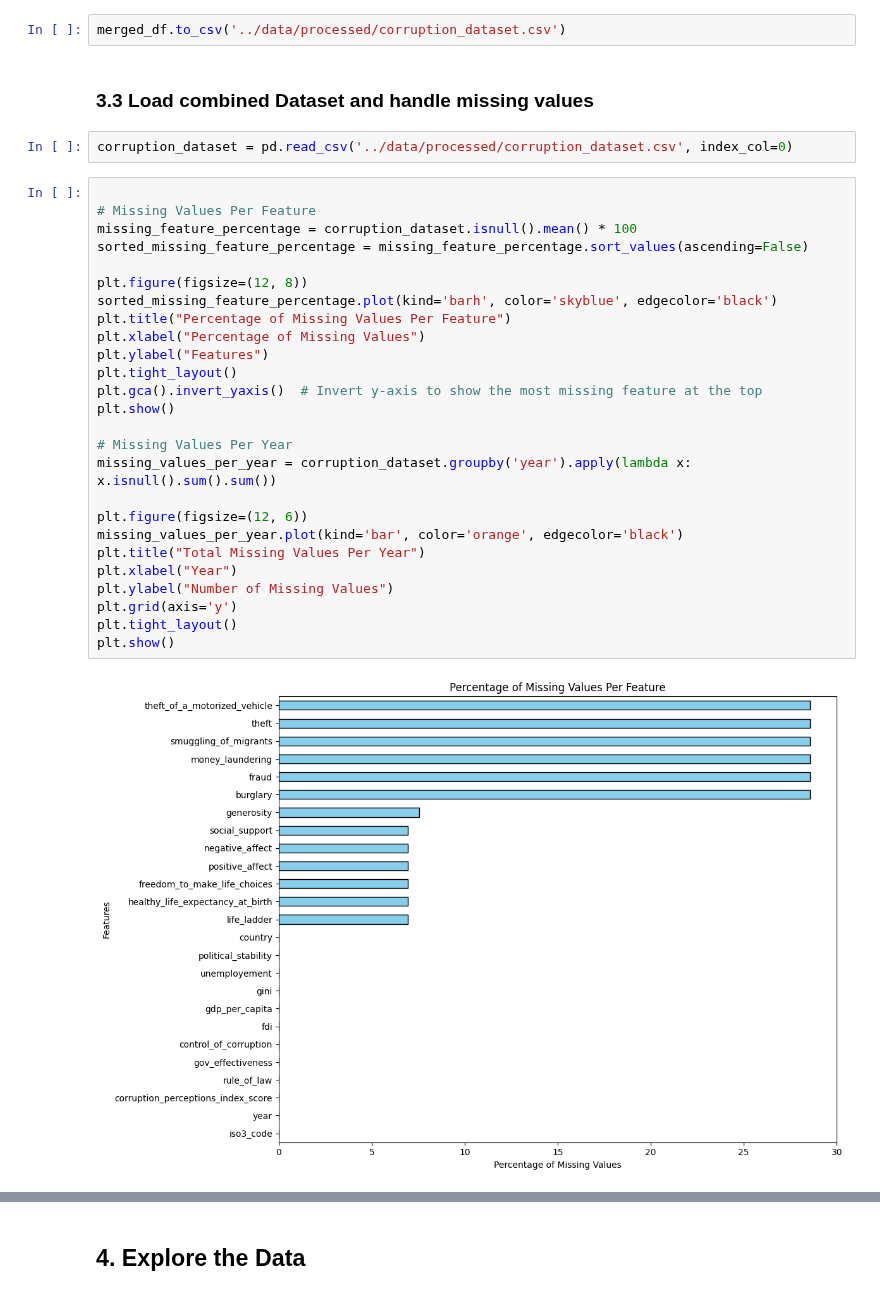
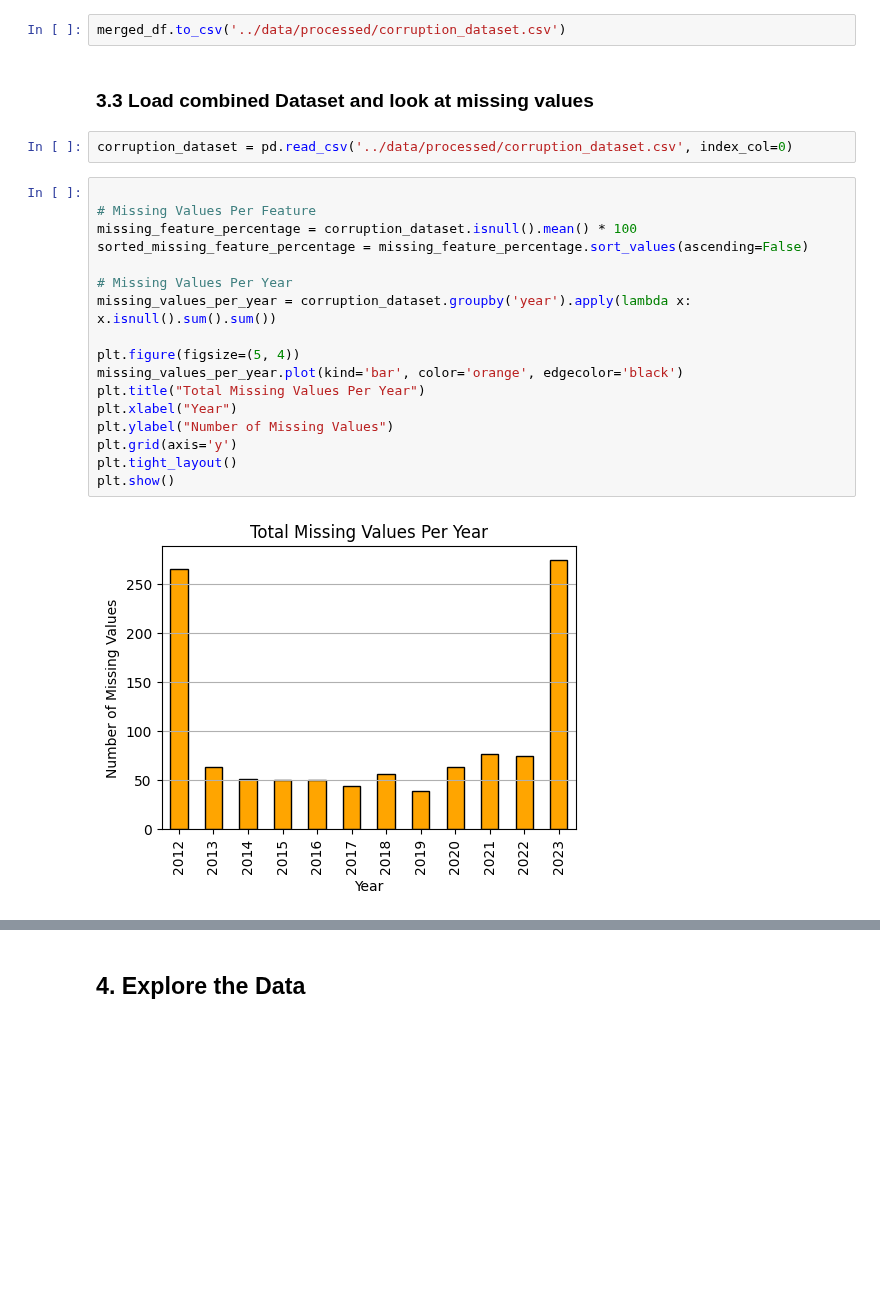
Before and after one commit to gonlyplease/corruption_analysis_europe, a Jupyter notebook: notebooks/corruption_analyses.ipynb, the cells around one changed output, grey strips where cells are left out. Cells and saved outputs as stored; diff of their text form; blank space fills up the shorter version.

```diff
--- a/notebooks/corruption_analyses.ipynb
+++ b/notebooks/corruption_analyses.ipynb
@@ -1124,34 +1124,25 @@ memory usage: 99.1+ KB
 # %%
 merged_df.to_csv('../data/processed/corruption_dataset.csv')
 # %% [markdown]
-### 3.3 Load combined Dataset and handle missing values
+### 3.3 Load combined Dataset and look at missing values
 # %%
 corruption_dataset = pd.read_csv('../data/processed/corruption_dataset.csv', index_col=0)
 # %%
 
 # Missing Values Per Feature
 missing_feature_percentage = corruption_dataset.isnull().mean() * 100
 sorted_missing_feature_percentage = missing_feature_percentage.sort_values(ascending=False)
 
-plt.figure(figsize=(12, 8))
-sorted_missing_feature_percentage.plot(kind='barh', color='skyblue', edgecolor='black')
-plt.title("Percentage of Missing Values Per Feature")
-plt.xlabel("Percentage of Missing Values")
-plt.ylabel("Features")
-plt.tight_layout()
-plt.gca().invert_yaxis()  # Invert y-axis to show the most missing feature at the top
-plt.show()
-
 # Missing Values Per Year
 missing_values_per_year = corruption_dataset.groupby('year').apply(lambda x: x.isnull().sum().sum())
 
-plt.figure(figsize=(12, 6))
+plt.figure(figsize=(5, 4))
 missing_values_per_year.plot(kind='bar', color='orange', edgecolor='black')
 plt.title("Total Missing Values Per Year")
 plt.xlabel("Year")
 plt.ylabel("Number of Missing Values")
 plt.grid(axis='y')
 plt.tight_layout()
 plt.show()
 # %% [output]
-[figure, old version]
+[figure, new version]
```
Also changed, not shown: parts of 24 cells of this notebook, 6 other files.
